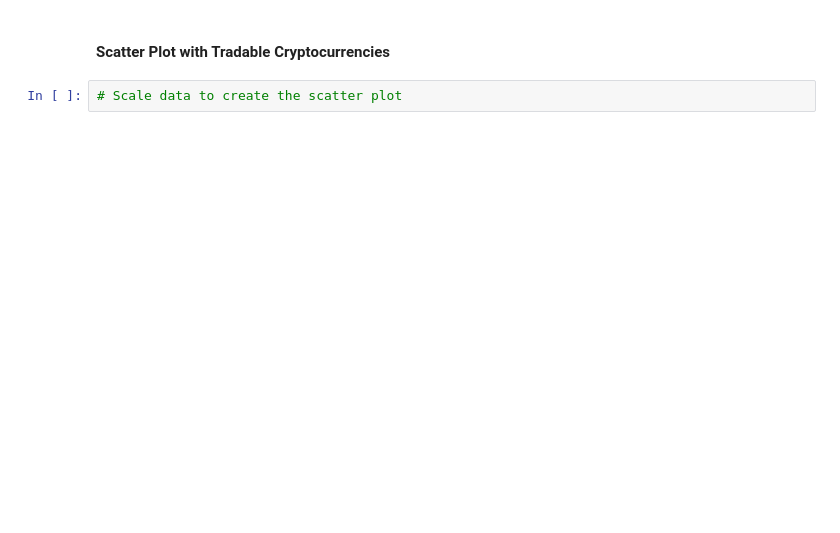
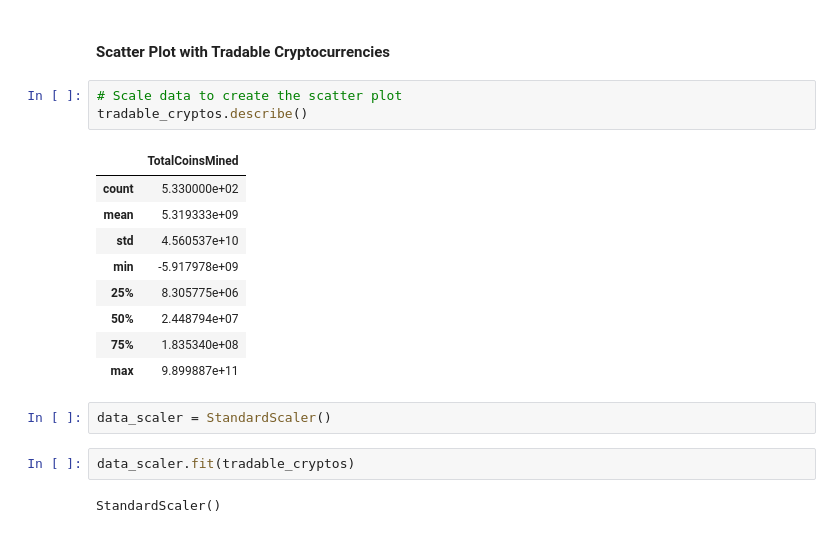
Before and after one commit to aalfiler/Clustering_Crypto, a Jupyter notebook: Code/crypto_clustering.ipynb, the cells around one changed output. Cells and saved outputs as stored; diff of their text form; blank space fills up the shorter version.

```diff
--- a/Code/crypto_clustering.ipynb
+++ b/Code/crypto_clustering.ipynb
@@ -340,3 +365,20 @@ fig.show()
 #### Scatter Plot with Tradable Cryptocurrencies
 # %%
 # Scale data to create the scatter plot
+tradable_cryptos.describe()
+# %% [output]
+|  | TotalCoinsMined |
+| count | 5.330000e+02 |
+| mean | 5.319333e+09 |
+| std | 4.560537e+10 |
+| min | -5.917978e+09 |
+| 25% | 8.305775e+06 |
+| 50% | 2.448794e+07 |
+| 75% | 1.835340e+08 |
+| max | 9.899887e+11 |
+# %%
+data_scaler = StandardScaler()
+# %%
+data_scaler.fit(tradable_cryptos)
+# %% [output]
+StandardScaler()
```
Also changed, not shown: parts of 13 cells of this notebook.
